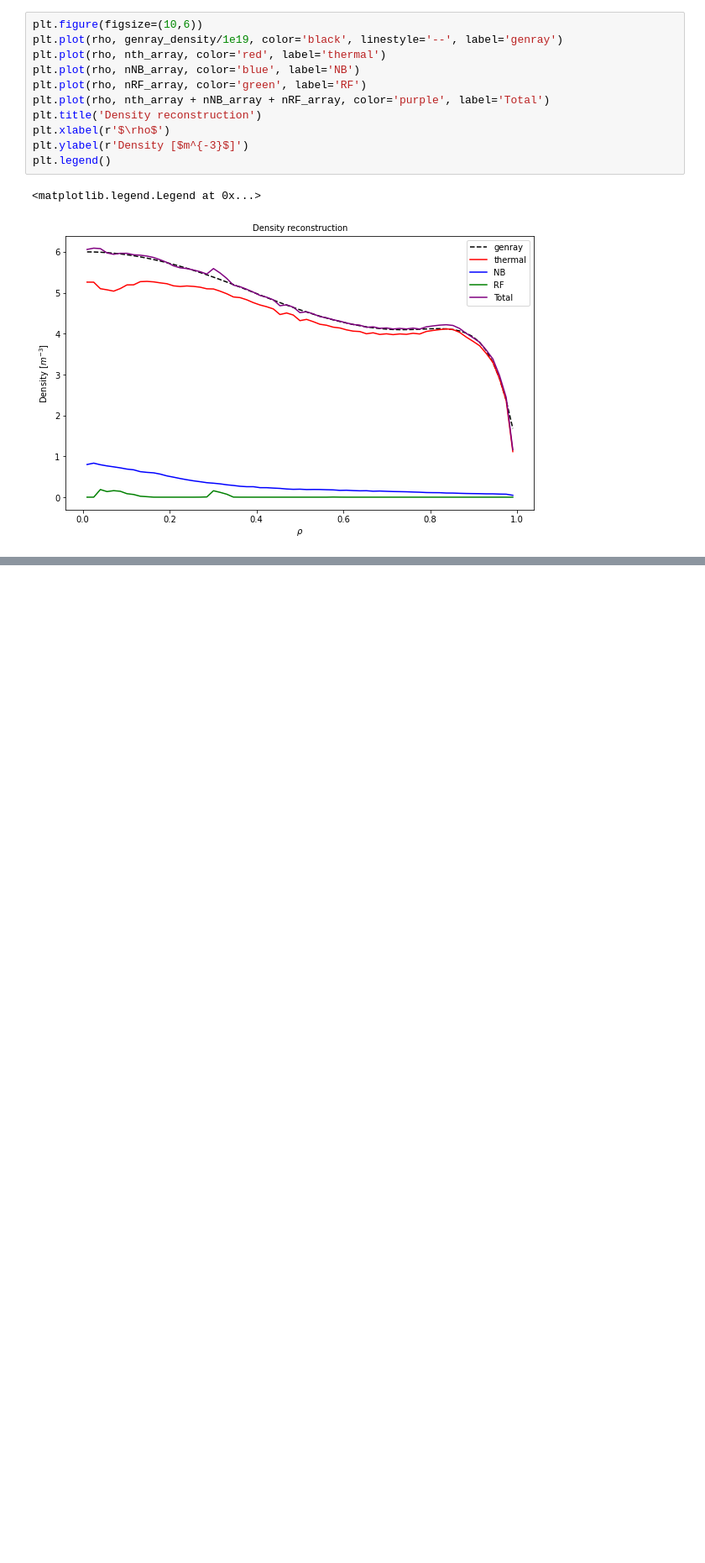
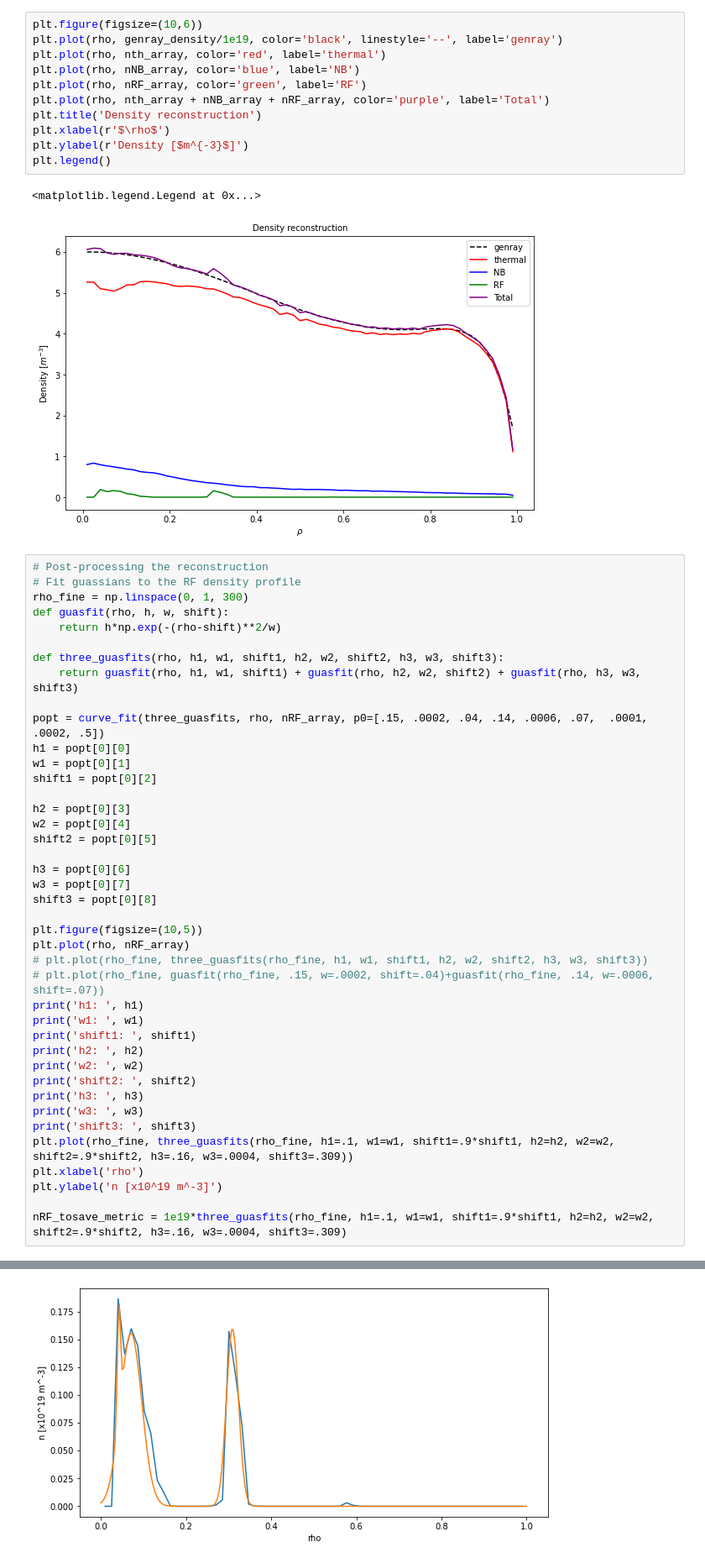
Before and after one commit to vandelij/genray_cql3d_plots, a Jupyter notebook: shots/147634/scan_beam_and_RF/beam_5_RF_testing/make_distrobution.ipynb, the cells around one changed output, grey strips where cells are left out. Shown at 84% size. Saved outputs shown, nothing was run; the diff lists cells and outputs as text; blank space fills up the shorter version.

```diff
--- a/shots/147634/scan_beam_and_RF/beam_5_RF_testing/make_distrobution.ipynb
+++ b/shots/147634/scan_beam_and_RF/beam_5_RF_testing/make_distrobution.ipynb
@@ -1099,3 +1099,45 @@ plt.legend()
 # %% [output]
 <matplotlib.legend.Legend at 0x...>
 [figure]
+# %%
+# Post-processing the reconstruction
+# Fit guassians to the RF density profile
+rho_fine = np.linspace(0, 1, 300)
+def guasfit(rho, h, w, shift):
+    return h*np.exp(-(rho-shift)**2/w)
+
+def three_guasfits(rho, h1, w1, shift1, h2, w2, shift2, h3, w3, shift3):
+    return guasfit(rho, h1, w1, shift1) + guasfit(rho, h2, w2, shift2) + guasfit(rho, h3, w3, shift3)
+
+popt = curve_fit(three_guasfits, rho, nRF_array, p0=[.15, .0002, .04, .14, .0006, .07,  .0001, .0002, .5])
+h1 = popt[0][0]
+w1 = popt[0][1]
+shift1 = popt[0][2]
+
+h2 = popt[0][3]
+w2 = popt[0][4]
+shift2 = popt[0][5]
+
+h3 = popt[0][6]
+w3 = popt[0][7]
+shift3 = popt[0][8]
+
+plt.figure(figsize=(10,5))
+plt.plot(rho, nRF_array)
+# plt.plot(rho_fine, three_guasfits(rho_fine, h1, w1, shift1, h2, w2, shift2, h3, w3, shift3))
+# plt.plot(rho_fine, guasfit(rho_fine, .15, w=.0002, shift=.04)+guasfit(rho_fine, .14, w=.0006, shift=.07))
+print('h1: ', h1)
+print('w1: ', w1)
+print('shift1: ', shift1)
+print('h2: ', h2)
+print('w2: ', w2)
+print('shift2: ', shift2)
+print('h3: ', h3)
+print('w3: ', w3)
+print('shift3: ', shift3)
+plt.plot(rho_fine, three_guasfits(rho_fine, h1=.1, w1=w1, shift1=.9*shift1, h2=h2, w2=w2, shift2=.9*shift2, h3=.16, w3=.0004, shift3=.309))
+plt.xlabel('rho')
+plt.ylabel('n [x10^19 m^-3]')
+
+nRF_tosave_metric = 1e19*three_guasfits(rho_fine, h1=.1, w1=w1, shift1=.9*shift1, h2=h2, w2=w2, shift2=.9*shift2, h3=.16, w3=.0004, shift3=.309)
+# %% [output]
@@ -1101,0 +1153 @@ plt.legend()
+[figure, added]
```
Also changed, not shown: parts of 7 cells of this notebook, 3 other files.
